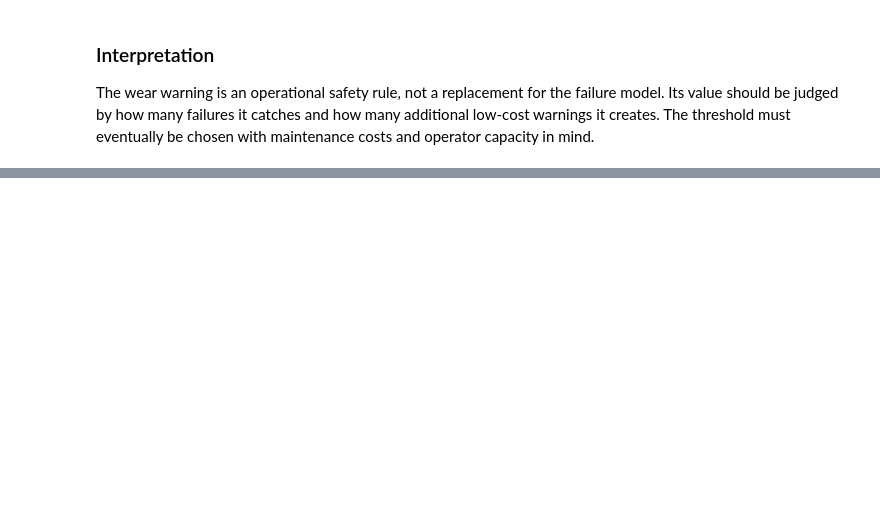
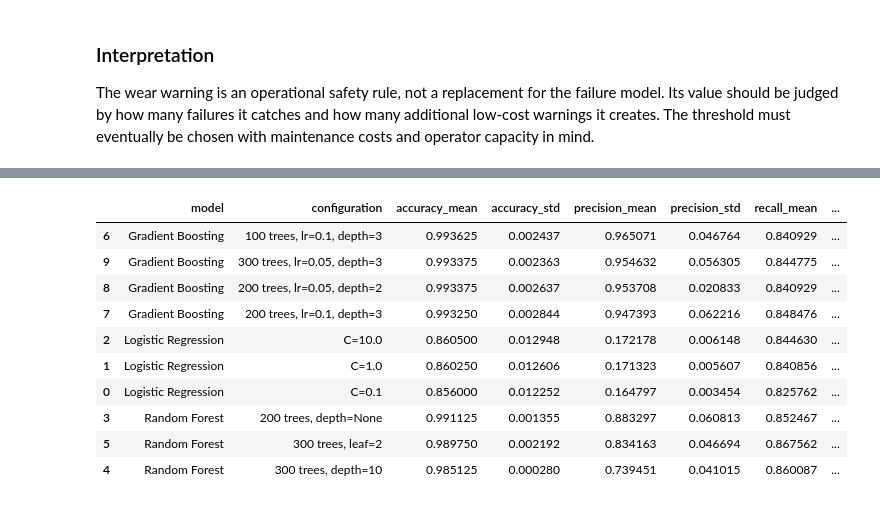
Before and after one commit to KacperKnapek/Machine-failure-prediction, a Jupyter notebook: notebooks/05_feature_experiment.ipynb, the cells around one changed output, grey strips where cells are left out. Cells and saved outputs as stored; diff of their text form; code cells hidden in the pictures; blank space fills up the shorter version.

```diff
--- a/notebooks/05_feature_experiment.ipynb
+++ b/notebooks/05_feature_experiment.ipynb
@@ -899,0 +957,49 @@ The wear warning is an operational safety rule, not a replacement for the failur
+# %%
+hyperparameter_configs = {
+    "Logistic Regression": {
+        "C=0.1": LogisticRegression(class_weight="balanced", C=0.1, max_iter=1000, random_state=42),
+        "C=1.0": LogisticRegression(class_weight="balanced", C=1.0, max_iter=1000, random_state=42),
+        "C=10.0": LogisticRegression(class_weight="balanced", C=10.0, max_iter=1000, random_state=42),
+    },
+    "Random Forest": {
+        "200 trees, depth=None": RandomForestClassifier(n_estimators=200, class_weight="balanced", random_state=42),
+        "300 trees, depth=10": RandomForestClassifier(n_estimators=300, max_depth=10, class_weight="balanced", random_state=42),
+        "300 trees, leaf=2": RandomForestClassifier(n_estimators=300, min_samples_leaf=2, class_weight="balanced", random_state=42),
+    },
+    "Gradient Boosting": {
+        "100 trees, lr=0.1, depth=3": GradientBoostingClassifier(n_estimators=100, learning_rate=0.1, max_depth=3, random_state=42),
+        "200 trees, lr=0.1, depth=3": GradientBoostingClassifier(n_estimators=200, learning_rate=0.1, max_depth=3, random_state=42),
+        "200 trees, lr=0.05, depth=2": GradientBoostingClassifier(n_estimators=200, learning_rate=0.05, max_depth=2, random_state=42),
+        "300 trees, lr=0.05, depth=3": GradientBoostingClassifier(n_estimators=300, learning_rate=0.05, max_depth=3, random_state=42),
+    },
+}
+
+hyperparameter_rows = []
+for model_name, configurations in hyperparameter_configs.items():
+    for configuration_name, model in configurations.items():
+        summary, fold_metrics = evaluate_model_with_cv(
+            model,
+            X_train_osf,
+            y_train,
+            cv,
+        )
+        hyperparameter_rows.append({
+            "model": model_name,
+            "configuration": configuration_name,
+            **summary,
+        })
+
+hyperparameter_results = pd.DataFrame(hyperparameter_rows)
+display(hyperparameter_results.sort_values(["model", "f1_mean"], ascending=[True, False]))
+# %% [output]
+|  | model | configuration | accuracy_mean | accuracy_std | precision_mean | precision_std | recall_mean | ... |
+| 6 | Gradient Boosting | 100 trees, lr=0.1, depth=3 | 0.993625 | 0.002437 | 0.965071 | 0.046764 | 0.840929 | ... |
+| 9 | Gradient Boosting | 300 trees, lr=0.05, depth=3 | 0.993375 | 0.002363 | 0.954632 | 0.056305 | 0.844775 | ... |
+| 8 | Gradient Boosting | 200 trees, lr=0.05, depth=2 | 0.993375 | 0.002637 | 0.953708 | 0.020833 | 0.840929 | ... |
+| 7 | Gradient Boosting | 200 trees, lr=0.1, depth=3 | 0.993250 | 0.002844 | 0.947393 | 0.062216 | 0.848476 | ... |
+| 2 | Logistic Regression | C=10.0 | 0.860500 | 0.012948 | 0.172178 | 0.006148 | 0.844630 | ... |
+| 1 | Logistic Regression | C=1.0 | 0.860250 | 0.012606 | 0.171323 | 0.005607 | 0.840856 | ... |
+| 0 | Logistic Regression | C=0.1 | 0.856000 | 0.012252 | 0.164797 | 0.003454 | 0.825762 | ... |
+| 3 | Random Forest | 200 trees, depth=None | 0.991125 | 0.001355 | 0.883297 | 0.060813 | 0.852467 | ... |
+| 5 | Random Forest | 300 trees, leaf=2 | 0.989750 | 0.002192 | 0.834163 | 0.046694 | 0.867562 | ... |
+| 4 | Random Forest | 300 trees, depth=10 | 0.985125 | 0.000280 | 0.739451 | 0.041015 | 0.860087 | ... |
```
Also changed, not shown: parts of 14 cells of this notebook, 2 other files.
